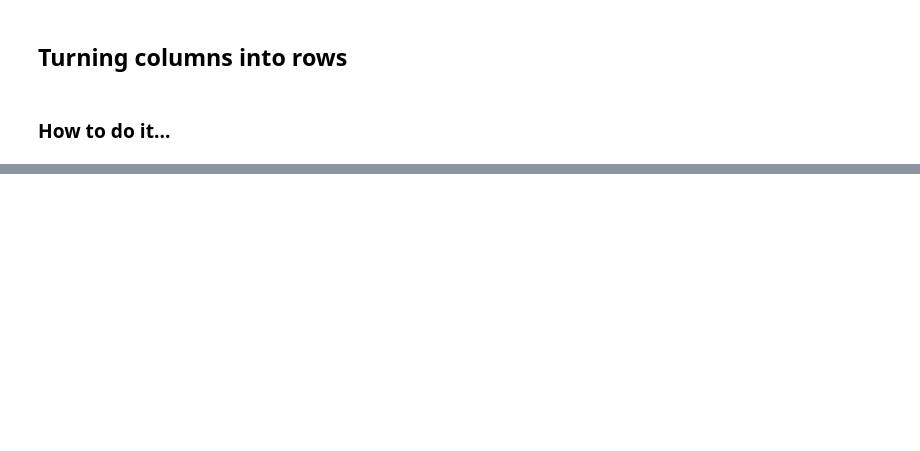
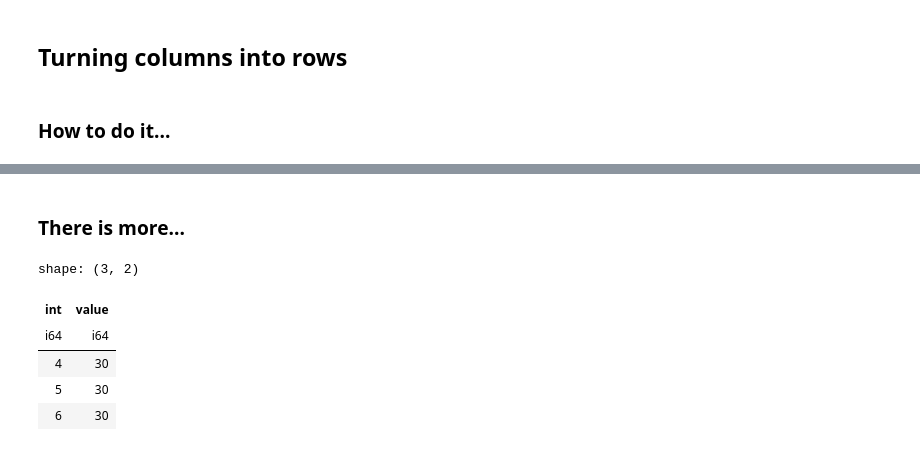
Before and after one commit to PacktPublishing/Polars-Cookbook, a Jupyter notebook: Chapter08/ch08.ipynb, the cells around one changed output, grey strips where cells are left out. Cells and saved outputs as stored; diff of their text form; code cells hidden in the pictures; blank space fills up the shorter version.

```diff
--- a/Chapter08/ch08.ipynb
+++ b/Chapter08/ch08.ipynb
@@ -114,0 +365,19 @@ shape: (5, 3)
+# %% [markdown]
+### There is more...
+# %%
+a = pl.DataFrame({
+    'int': [1,2,3], 'value': [10,20,30]
+}).set_sorted('int')
+
+b = pl.DataFrame({
+    'int': [4,5,6]
+}).set_sorted('int')
+
+b.join_asof(a, on='int', strategy='backward')
+# %% [output]
+shape: (3, 2)
+| int | value |
+| i64 | i64 |
+| 4 | 30 |
+| 5 | 30 |
+| 6 | 30 |
```
Also changed, not shown: parts of 34 cells of this notebook.
